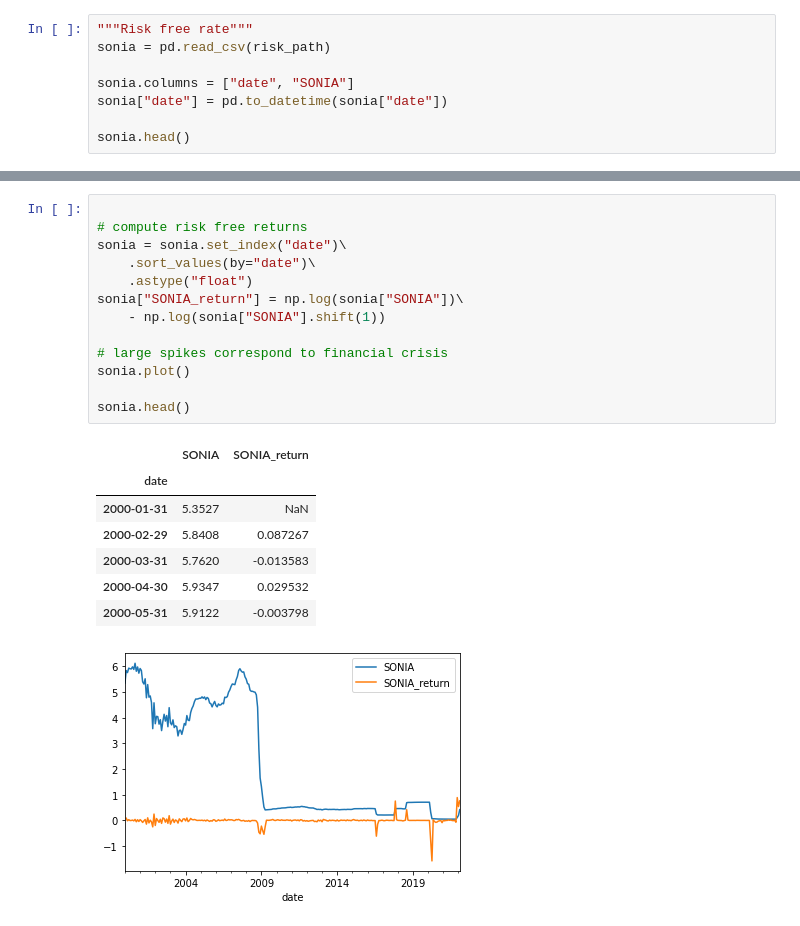
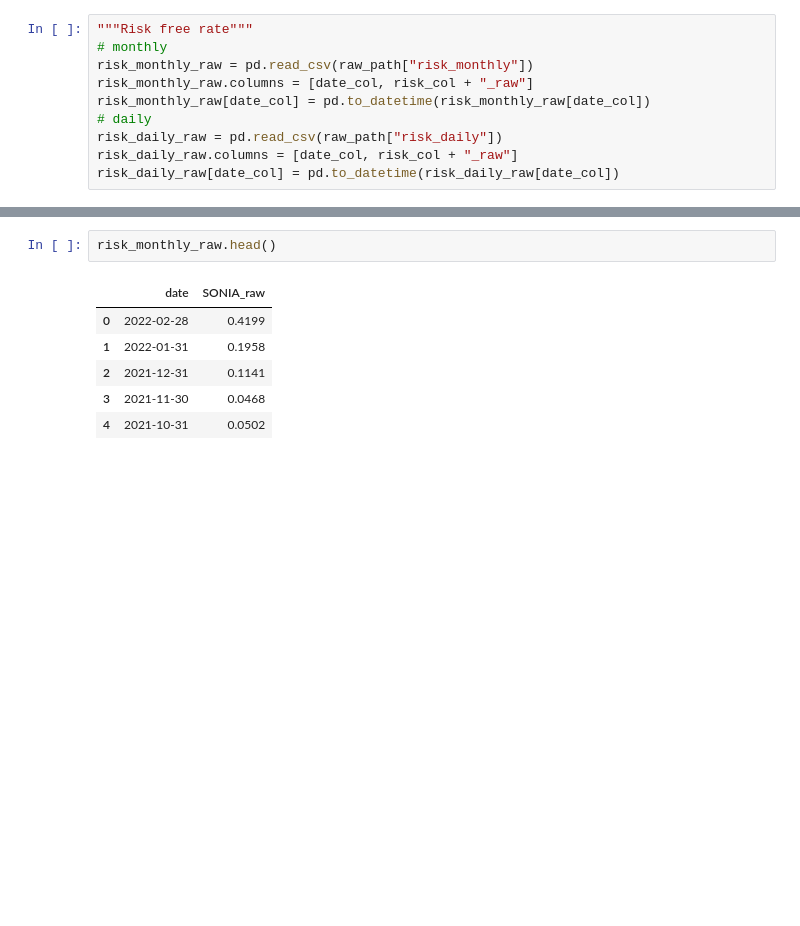
Before and after one commit to lingjie00/asset_pricing, a Jupyter notebook: etl/yprice.sync.ipynb, the cells around one changed output, grey strips where cells are left out. Drawn from its saved outputs; the diff is of its cells as text; blank space fills up the shorter version.

```diff
--- a/etl/yprice.sync.ipynb
+++ b/etl/yprice.sync.ipynb
@@ -32,8 +14,10 @@ max_date = "2022-03-01"
 # %%
 """Risk free rate"""
-sonia = pd.read_csv(risk_path)
-
-sonia.columns = ["date", "SONIA"]
-sonia["date"] = pd.to_datetime(sonia["date"])
-
-sonia.head()
+# monthly
+risk_monthly_raw = pd.read_csv(raw_path["risk_monthly"])
+risk_monthly_raw.columns = [date_col, risk_col + "_raw"]
+risk_monthly_raw[date_col] = pd.to_datetime(risk_monthly_raw[date_col])
+# daily
+risk_daily_raw = pd.read_csv(raw_path["risk_daily"])
+risk_daily_raw.columns = [date_col, risk_col + "_raw"]
+risk_daily_raw[date_col] = pd.to_datetime(risk_daily_raw[date_col])
@@ -47,23 +24,10 @@ sonia.head()
 # %%
-
-# compute risk free returns
-sonia = sonia.set_index("date")\
-    .sort_values(by="date")\
-    .astype("float")
-sonia["SONIA_return"] = np.log(sonia["SONIA"])\
-    - np.log(sonia["SONIA"].shift(1))
-
-# large spikes correspond to financial crisis
-sonia.plot()
-
-sonia.head()
+risk_monthly_raw.head()
 # %% [output]
-|  | SONIA | SONIA_return |
-| date |  |  |
-| 2000-01-31 | 5.3527 | NaN |
-| 2000-02-29 | 5.8408 | 0.087267 |
-| 2000-03-31 | 5.7620 | -0.013583 |
-| 2000-04-30 | 5.9347 | 0.029532 |
-| 2000-05-31 | 5.9122 | -0.003798 |
+|  | date | SONIA_raw |
+| 0 | 2022-02-28 | 0.4199 |
+| 1 | 2022-01-31 | 0.1958 |
+| 2 | 2021-12-31 | 0.1141 |
+| 3 | 2021-11-30 | 0.0468 |
+| 4 | 2021-10-31 | 0.0502 |
-[figure, removed]
 # %%
```
Also changed, not shown: parts of 16 cells of this notebook, 32 other files.
